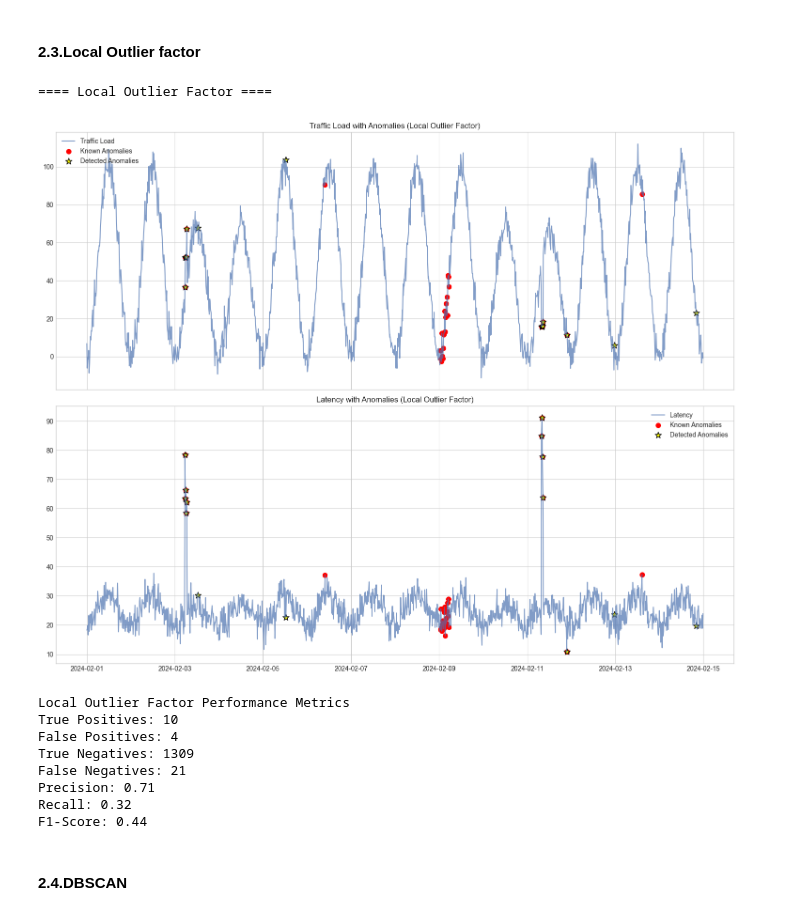
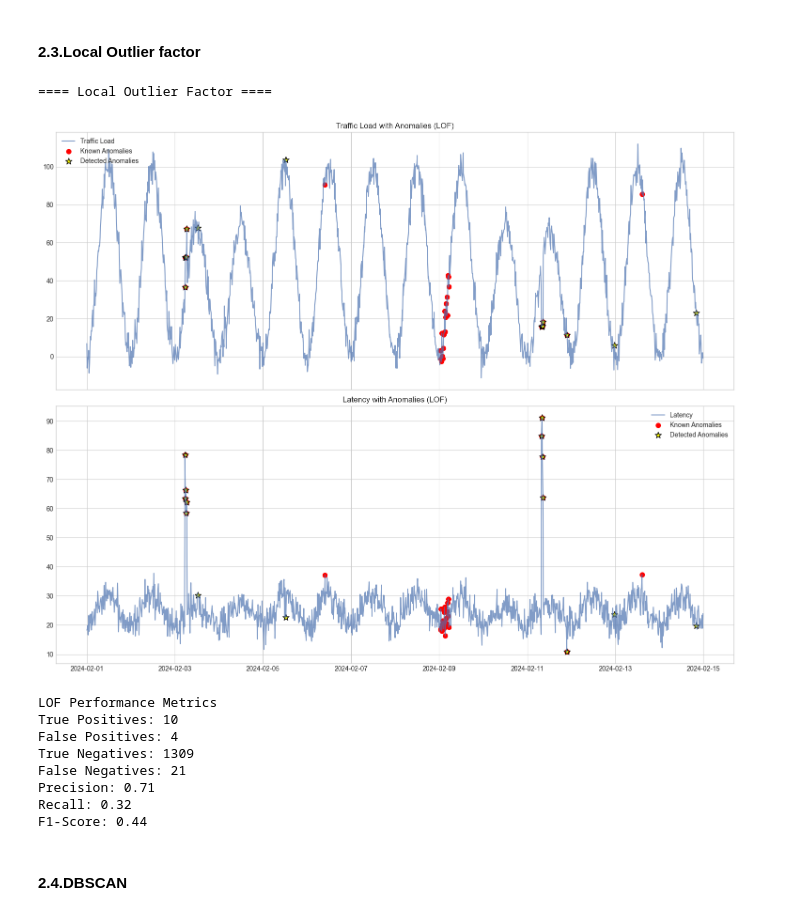
Before and after one commit to kiran2906/telecom_nw_anomaly, a Jupyter notebook: notebooks/anomaly_detection_models.ipynb, the cells around one changed output. Cells and saved outputs as stored; diff of their text form; code cells hidden in the pictures.

```diff
--- a/notebooks/anomaly_detection_models.ipynb
+++ b/notebooks/anomaly_detection_models.ipynb
@@ -163,18 +163,18 @@ F1-Score: 0.36
 # %%
 print("\n==== Local Outlier Factor ====")
 # Train the Local Outlier Factor model
 lof = LocalOutlierFactor(
     n_neighbors=20,
     contamination=0.01
 )
 
 #Fit and predict
 lof_pred = lof.fit_predict(df_scaled)
-lof_results = plot_anomaly_results(df, lof_pred, 'Local Outlier Factor')
+lof_results = plot_anomaly_results(df, lof_pred, 'LOF')
 # %% [output]
 ==== Local Outlier Factor ====
-[figure, old version]
+[figure, new version]
-Local Outlier Factor Performance Metrics
+LOF Performance Metrics
 True Positives: 10
 False Positives: 4
 True Negatives: 1309
```
Also changed, not shown: parts of 5 cells of this notebook, 5 other files.
